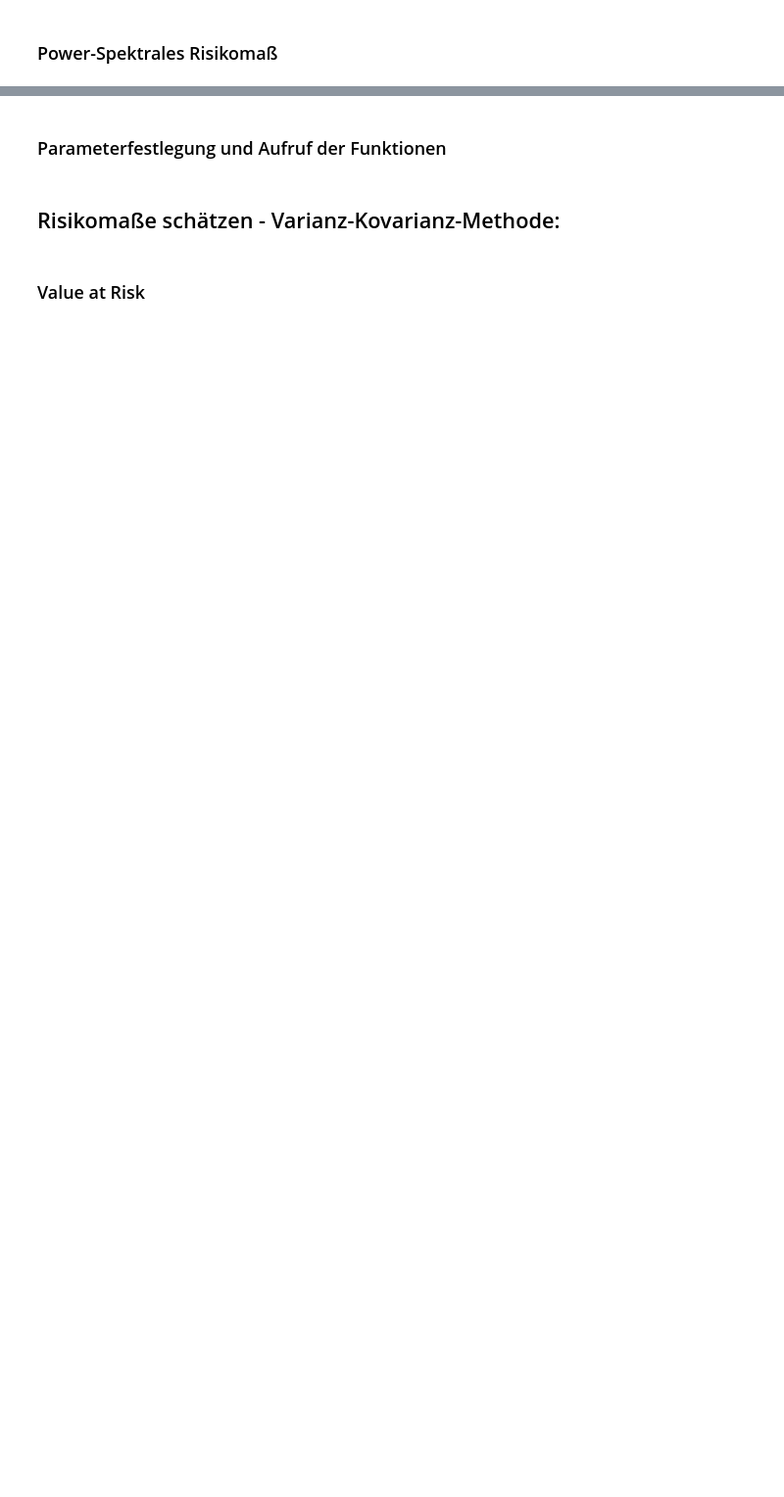
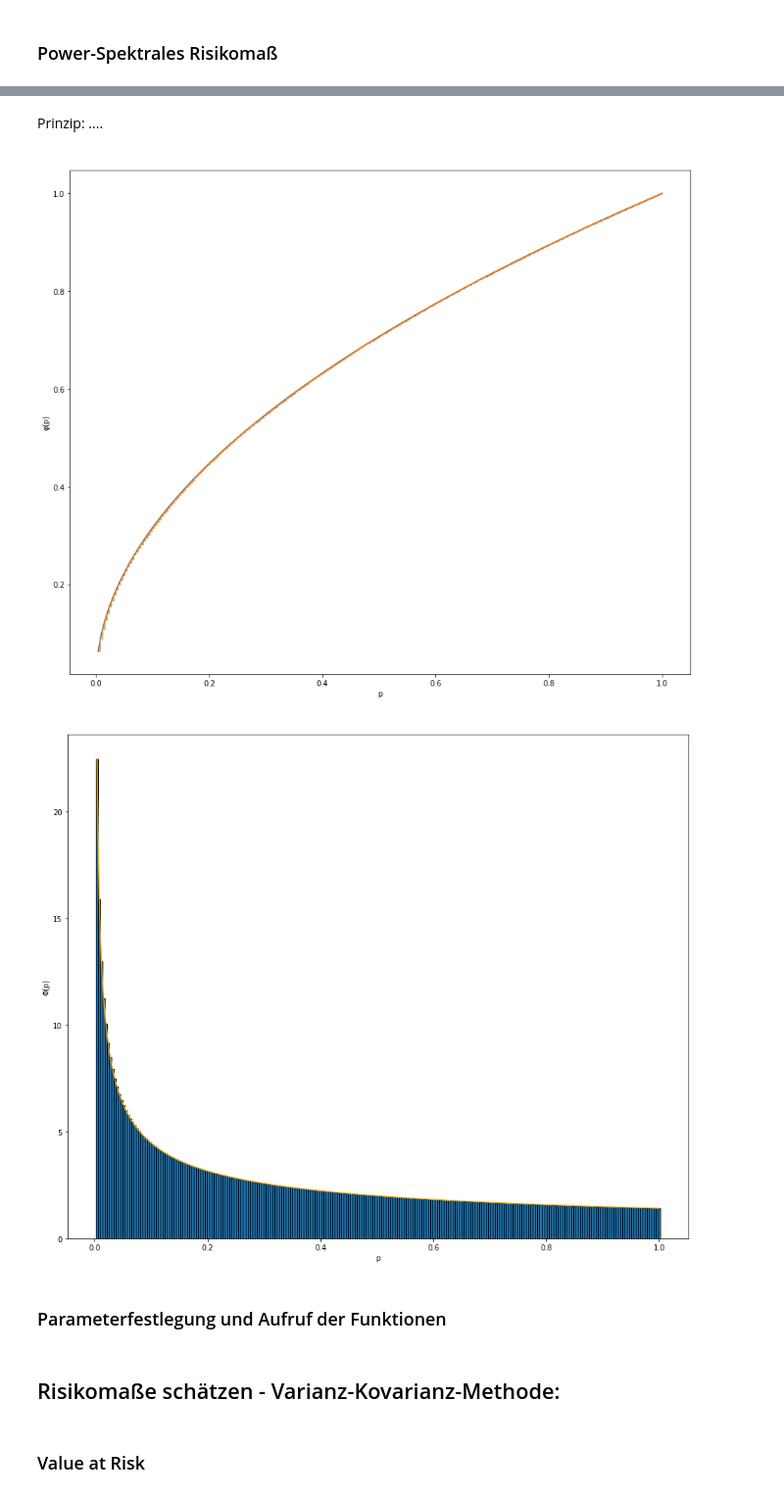
Before and after one commit to trh0ly/risk, a Jupyter notebook: risk1.ipynb, the cells around one changed output, grey strips where cells are left out. Shown: that part at 98% size. Saved outputs shown, nothing was run; the diff lists cells and outputs as text; code cells hidden in the pictures; blank space fills up the shorter version.

```diff
--- a/risk1.ipynb
+++ b/risk1.ipynb
@@ -258,8 +259,8 @@ plt.plot(X1[1:], F1)
 #----------------------------------------------------------
 # Varianz-Kovarianz-Methode
 
-x = np.linspace(mini_values_PF, maxi_values_PF, bins)
-plt.plot(x, stats.norm.cdf(x, mu, sigma))
+var_covar_range = np.linspace(mini_values_PF, maxi_values_PF, bins)
+plt.plot(var_covar_range, stats.norm.cdf(var_covar_range, mu, sigma))
 
 #----------------------------------------------------------
 
@@ -320,6 +327,58 @@ def power(gamma):
     risk = np.matmul(np.transpose(RM_list), subj_ws_list)
     print('|' + centered('Das Risiko beträgt: ' + str(risk) + '.') + '| ')
     print('#------------------------------------------------------------------------------------------------------------------#')
+# %% [markdown]
+Prinzip: ....
+# %%
+#-------------------------------------------------------
+# Delta
+
+gamma = 0.5
+p = np.linspace(1/253, 253/253, 253)
+phi = np.power(p, gamma)
+
+def make_delta_for_plot(x):
+    new_x=[val for val in x for _ in (0, 1)]
+    new_x.pop(0)
+    return new_x
+
+def make_delta_for_plot2(y):
+    new_y=[val for val in y for _ in (0, 1)]
+    new_y.pop(-1)
+    return new_y
+
+new_x = make_delta_for_plot(p)
+new_y = make_delta_for_plot2(phi)
+
+plt.plot(p, phi)
+plt.plot(new_x,new_y)
+plt.xlabel('p')
+plt.ylabel('\u03C6(p)')
+plt.title(' ')
+plt.show()
+
+#-------------------------------------------------------
+# Fläche
+
+b = 0.5
+p = np.array(np.arange(1/253, 253/253, 1/253))
+phi_p = np.power((b * p), (b-1))
+x = np.array(np.arange(1/253,253/253,1/253))
+
+liste = []
+for i in phi_p:
+    liste.append(i)
+y = liste
+
+plt.plot(p, phi_p, color='orange')
+plt.bar(x, liste, width=(1/253), edgecolor='black')
+plt.xlabel('p')
+plt.ylabel('\u03A6(p)')
+plt.title(' ')
+plt.show()
+# %% [output]
+[figure, added]
+[figure, added]
 # %% [markdown]
 ### Parameterfestlegung und Aufruf der Funktionen
 # %%
```
Also changed, not shown: parts of 14 cells of this notebook, 1 other file.
